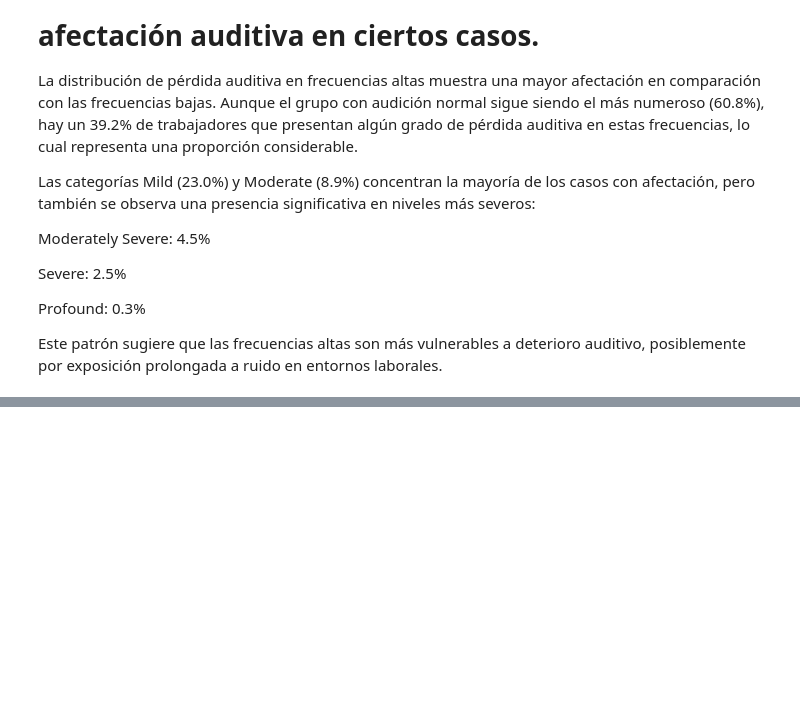
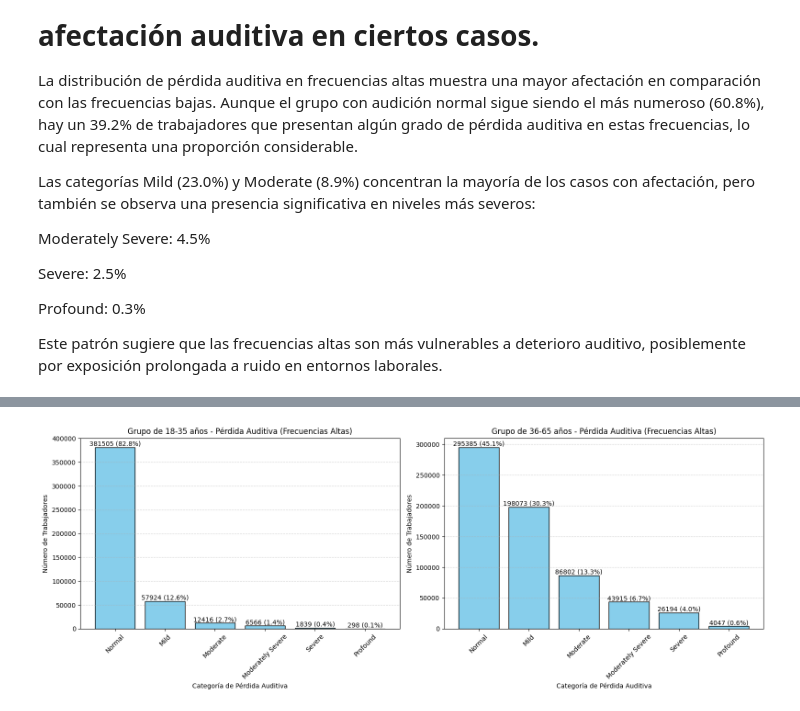
Before and after one commit to cris0436/Proyecto_ingenieria_datos, a Jupyter notebook: notebooks/pipeline_python.ipynb, the cells around one changed output, grey strips where cells are left out. Cells and saved outputs as stored; diff of their text form; code cells hidden in the pictures; blank space fills up the shorter version.

```diff
--- a/notebooks/pipeline_python.ipynb
+++ b/notebooks/pipeline_python.ipynb
@@ -585,0 +760,83 @@ Este patrón sugiere que las frecuencias altas son más vulnerables a deterioro
+# %%
+import pandas as pd
+import matplotlib.pyplot as plt
+import logging
+
+logger = logging.getLogger(__name__)
+def graficar_distribucion_por_grupo_edad(df_filter_age_18_35: pd.DataFrame, df_filter_age_36_65: pd.DataFrame):
+    try:
+        logger.info("Graficando distribución por grupo de edad...")
+        # 🎧 Gráfico para hearing_loss_score_high_frequency
+        fig, axes = plt.subplots(1, 2, figsize=(16, 6))
+
+        for ax, df_group, group_label in zip(
+            axes,
+            [df_filter_age_18_35, df_filter_age_36_65],
+            ['Grupo de 18-35 años', 'Grupo de 36-65 años']
+        ):
+            score_col = 'hearing_loss_score_high_frequency'
+            counts = df_group[score_col].value_counts()
+            total = counts.sum()
+            percentages = (counts / total * 100).round(1)
+            bars = ax.bar(counts.index, counts.values, color='skyblue', edgecolor='black')
+            for bar, count, pct in zip(bars, counts.values, percentages):
+                ax.text(bar.get_x() + bar.get_width() / 2, bar.get_height() + 1,
+                        f'{count} ({pct}%)', ha='center', va='bottom', fontsize=10)
+            ax.set_title(f'{group_label} - Pérdida Auditiva (Frecuencias Altas)')
+            ax.set_ylabel('Número de Trabajadores')
+            ax.set_xlabel('Categoría de Pérdida Auditiva')
+            ax.set_xticks(range(len(counts.index)))
+            ax.set_xticklabels(counts.index, rotation=45)
+            ax.grid(axis='y', linestyle='--', alpha=0.5)
+
+        plt.tight_layout()
+        plt.show()
+
+        # 🎧 Gráfico para hearing_loss_score_low_frequency
+        fig, axes = plt.subplots(1, 2, figsize=(16, 6))
+
+        for ax, df_group, group_label in zip(
+            axes,
+            [df_filter_age_18_35, df_filter_age_36_65],
+            ['Grupo de 18-35 años', 'Grupo de 36-65 años']
+        ):
+            score_col = 'hearing_loss_score_low_frequency'
+            counts = df_group[score_col].value_counts()
+            total = counts.sum()
+            percentages = (counts / total * 100).round(1)
+            bars = ax.bar(counts.index, counts.values, color='lightcoral', edgecolor='black')
+            for bar, count, pct in zip(bars, counts.values, percentages):
+                ax.text(bar.get_x() + bar.get_width() / 2, bar.get_height() + 1,
+                        f'{count} ({pct}%)', ha='center', va='bottom', fontsize=10)
+            ax.set_title(f'{group_label} - Pérdida Auditiva (Frecuencias Bajas)')
+            ax.set_ylabel('Número de Trabajadores')
+            ax.set_xlabel('Categoría de Pérdida Auditiva')
+            ax.set_xticks(range(len(counts.index)))
+            ax.set_xticklabels(counts.index, rotation=45)
+            ax.grid(axis='y', linestyle='--', alpha=0.5)
+
+        plt.tight_layout()
+        plt.show()
+        logger.info("Gráfico de distribución por grupo de edad completado.")
+
+    except Exception as e:
+        logger.error(f"Error al graficar distribución por grupo de edad: {str(e)}")
+        raise
+def filter_data_by_age_group_code(df: pd.DataFrame) -> tuple[pd.DataFrame, pd.DataFrame]:
+    try:
+        logger.info("Filtrando datos por grupo...")
+        df_filter_age_18_35 = df[df['age_group_code'].isin([1, 2])]
+        df_filter_age_36_65 = df[df['age_group_code'].isin([3, 4, 5])]
+
+        # ✅ Retornar los dos DataFrames filtrados
+        return df_filter_age_18_35, df_filter_age_36_65
+
+    except Exception as e:
+        logger.error(f"Error al filtrar: {e}")
+        raise
+
+data = filter_data_by_age_group_code(df_analisis_score)
+df_filter_by_age_group_code_age_18_36 = data[0]
+df_filter_by_age_group_code_age_36_65  = data[1]
+graficar_distribucion_por_grupo_edad(df_filter_by_age_group_code_age_18_36, df_filter_by_age_group_code_age_36_65)
+# %% [output]
@@ -585,0 +845 @@ Este patrón sugiere que las frecuencias altas son más vulnerables a deterioro
+[figure, added]
```
Also changed, not shown: parts of 16 cells of this notebook, 1 other file.
